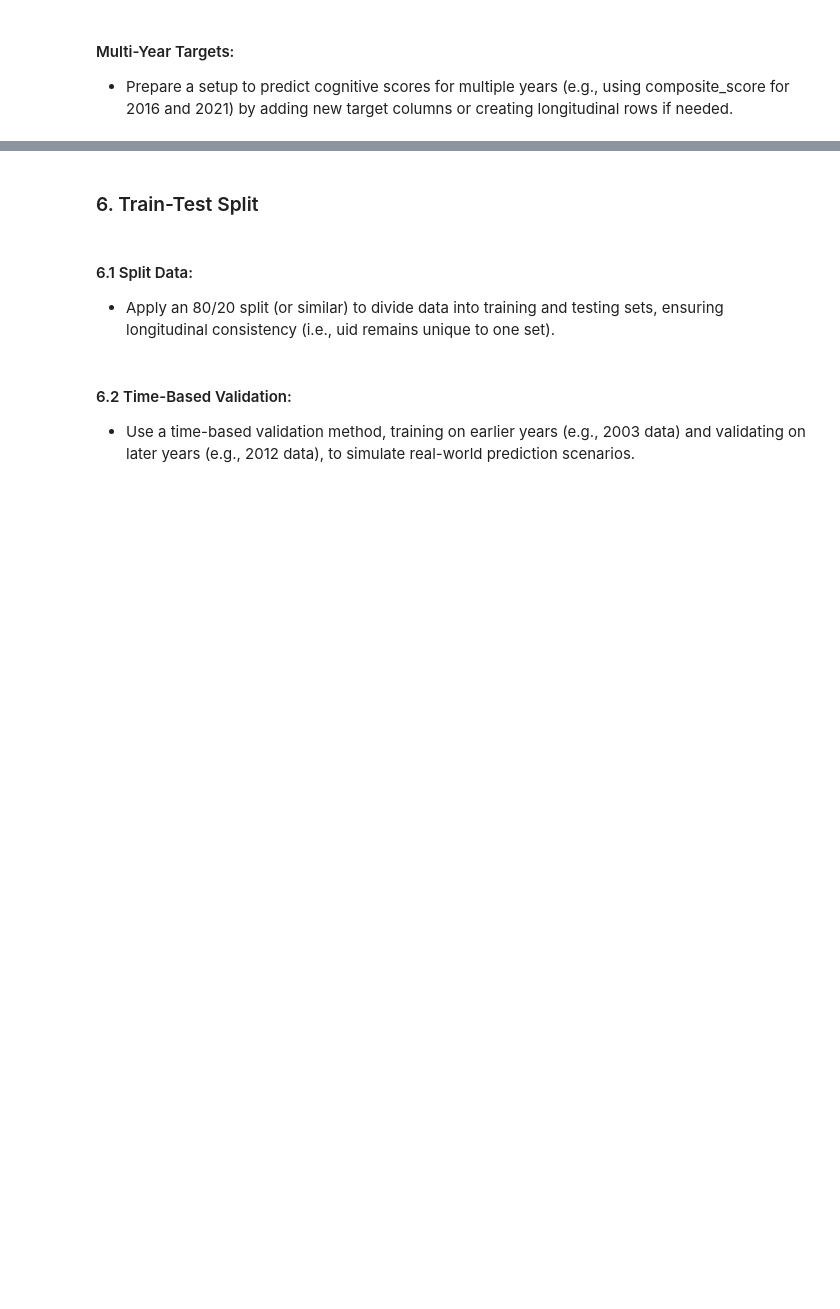
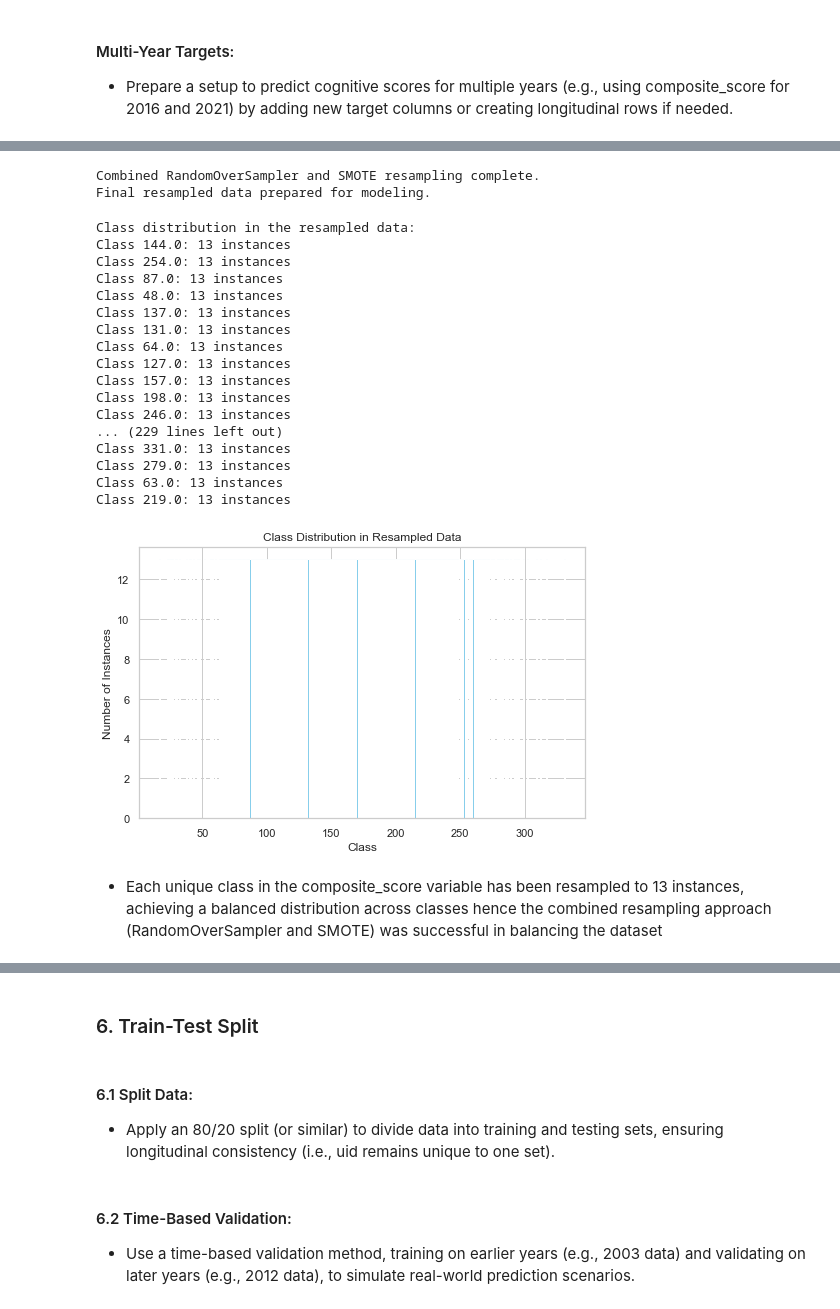
Before and after one commit to geomwangi007/Early-Detection-of-Alzheimer-s-Disease-and-Related-Dementias-Using-Social-Determinants-of-Health, a Jupyter notebook: IPNYBS/Maureen.ipynb, the cells around one changed output, grey strips where cells are left out. Cells and saved outputs as stored; diff of their text form; code cells hidden in the pictures; blank space fills up the shorter version.

```diff
--- a/IPNYBS/Maureen.ipynb
+++ b/IPNYBS/Maureen.ipynb
@@ -1989,0 +2699,68 @@ print("Test columns:", test_features_df.columns)
+# %%
+from imblearn.over_sampling import RandomOverSampler, SMOTE
+import pandas as pd
+
+# Step 1: Apply RandomOverSampler to handle single-sample classes
+random_sampler = RandomOverSampler()
+X_random_resampled, y_random_resampled = random_sampler.fit_resample(X_encoded, y)
+
+# Step 2: Apply SMOTE on the resampled data
+smote = SMOTE(k_neighbors=1)
+try:
+    X_resampled, y_resampled = smote.fit_resample(X_random_resampled, y_random_resampled)
+    print("Combined RandomOverSampler and SMOTE resampling complete.")
+
+    # Finalize the DataFrame with the resampled data
+    train_features_final = pd.DataFrame(X_resampled, columns=X_encoded.columns)
+    train_features_final['composite_score'] = y_resampled
+    print("Final resampled data prepared for modeling.")
+
+except ValueError as e:
+    print(f"Error during resampling: {e}")
+except IndexError as e:
+    print(f"Indexing error during resampling: {e}")
+# %% [output]
+Combined RandomOverSampler and SMOTE resampling complete.
+Final resampled data prepared for modeling.
+# %%
+# Check the class distribution in the resampled data
+from collections import Counter
+
+# Verify the distribution of the target variable in the resampled dataset
+class_distribution = Counter(y_resampled)
+
+# Display the class counts
+print("Class distribution in the resampled data:")
+for label, count in class_distribution.items():
+    print(f"Class {label}: {count} instances")
+
+# Visualize the distribution with a bar plot for further confirmation
+import matplotlib.pyplot as plt
+
+plt.figure(figsize=(8, 5))
+plt.bar(class_distribution.keys(), class_distribution.values(), color='skyblue')
+plt.xlabel("Class")
+plt.ylabel("Number of Instances")
+plt.title("Class Distribution in Resampled Data")
+plt.show()
+# %% [output]
+Class distribution in the resampled data:
+Class 144.0: 13 instances
+Class 254.0: 13 instances
+Class 87.0: 13 instances
+Class 48.0: 13 instances
+Class 137.0: 13 instances
+Class 131.0: 13 instances
+Class 64.0: 13 instances
+Class 127.0: 13 instances
+Class 157.0: 13 instances
+Class 198.0: 13 instances
+Class 246.0: 13 instances
+... (229 lines left out)
+Class 331.0: 13 instances
+Class 279.0: 13 instances
+Class 63.0: 13 instances
+Class 219.0: 13 instances
+[figure, added]
+# %% [markdown]
+* Each unique class in the composite_score variable has been resampled to 13 instances, achieving a balanced distribution across classes hence the combined resampling approach (RandomOverSampler and SMOTE) was successful in balancing the dataset
```
Also changed, not shown: parts of 39 cells of this notebook.
